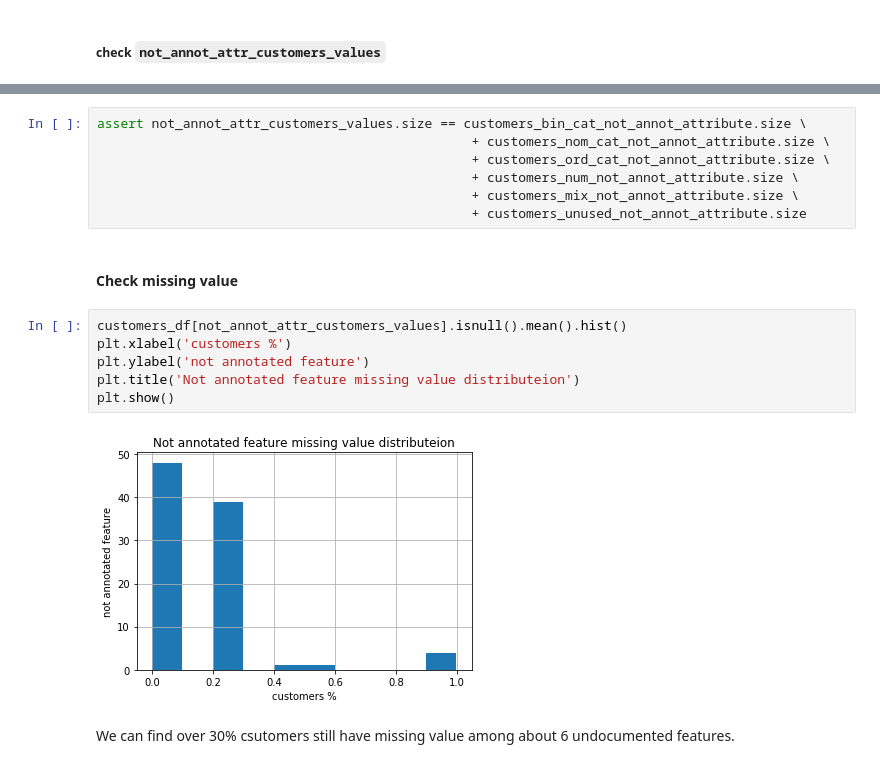
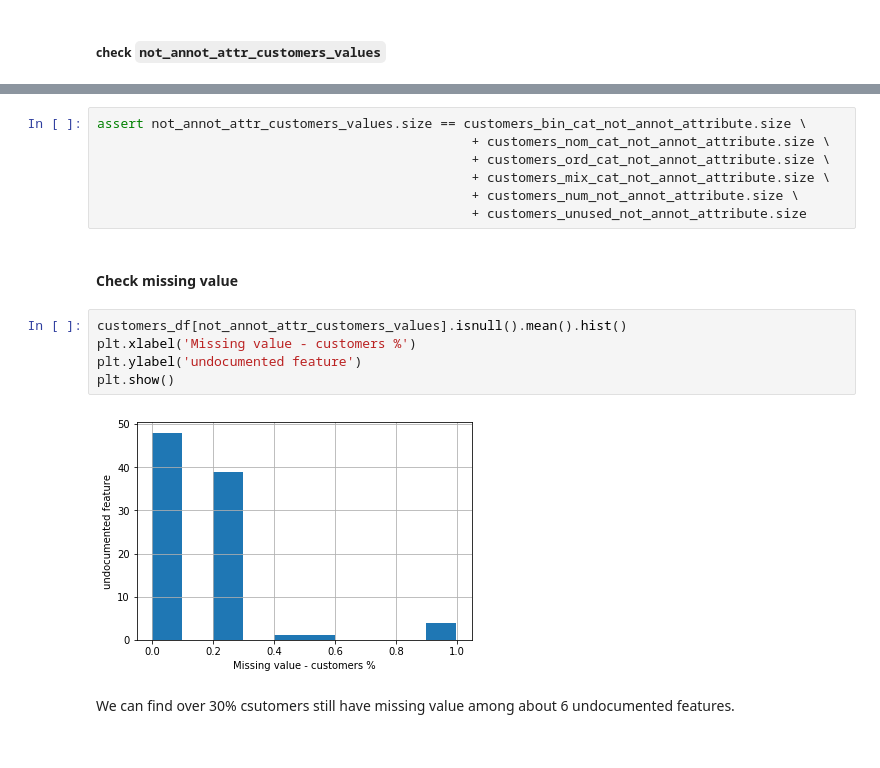
Before and after one commit to dragon7-fc/DSND-Capstone, a Jupyter notebook: Arvato Project Workbook.ipynb, the cells around one changed output, grey strips where cells are left out. Cells and saved outputs as stored; diff of their text form.

```diff
--- a/Arvato Project Workbook.ipynb
+++ b/Arvato Project Workbook.ipynb
@@ -700,19 +699,18 @@ customers_unused_not_annot_attribute = only_attr_customers
 assert not_annot_attr_customers_values.size == customers_bin_cat_not_annot_attribute.size \
                                                 + customers_nom_cat_not_annot_attribute.size \
                                                 + customers_ord_cat_not_annot_attribute.size \
+                                                + customers_mix_cat_not_annot_attribute.size \
                                                 + customers_num_not_annot_attribute.size \
-                                                + customers_mix_not_annot_attribute.size \
                                                 + customers_unused_not_annot_attribute.size
 # %% [markdown]
 #### Check missing value
 # %%
 customers_df[not_annot_attr_customers_values].isnull().mean().hist()
-plt.xlabel('customers %')
-plt.ylabel('not annotated feature')
-plt.title('Not annotated feature missing value distributeion')
+plt.xlabel('Missing value - customers %')
+plt.ylabel('undocumented feature')
 plt.show()
 # %% [output]
-[figure, old version]
+[figure, new version]
 # %% [markdown]
 We can find over 30% csutomers still have missing value among about 6 undocumented features.
 # %%
```
Also changed, not shown: parts of 81 cells of this notebook.
